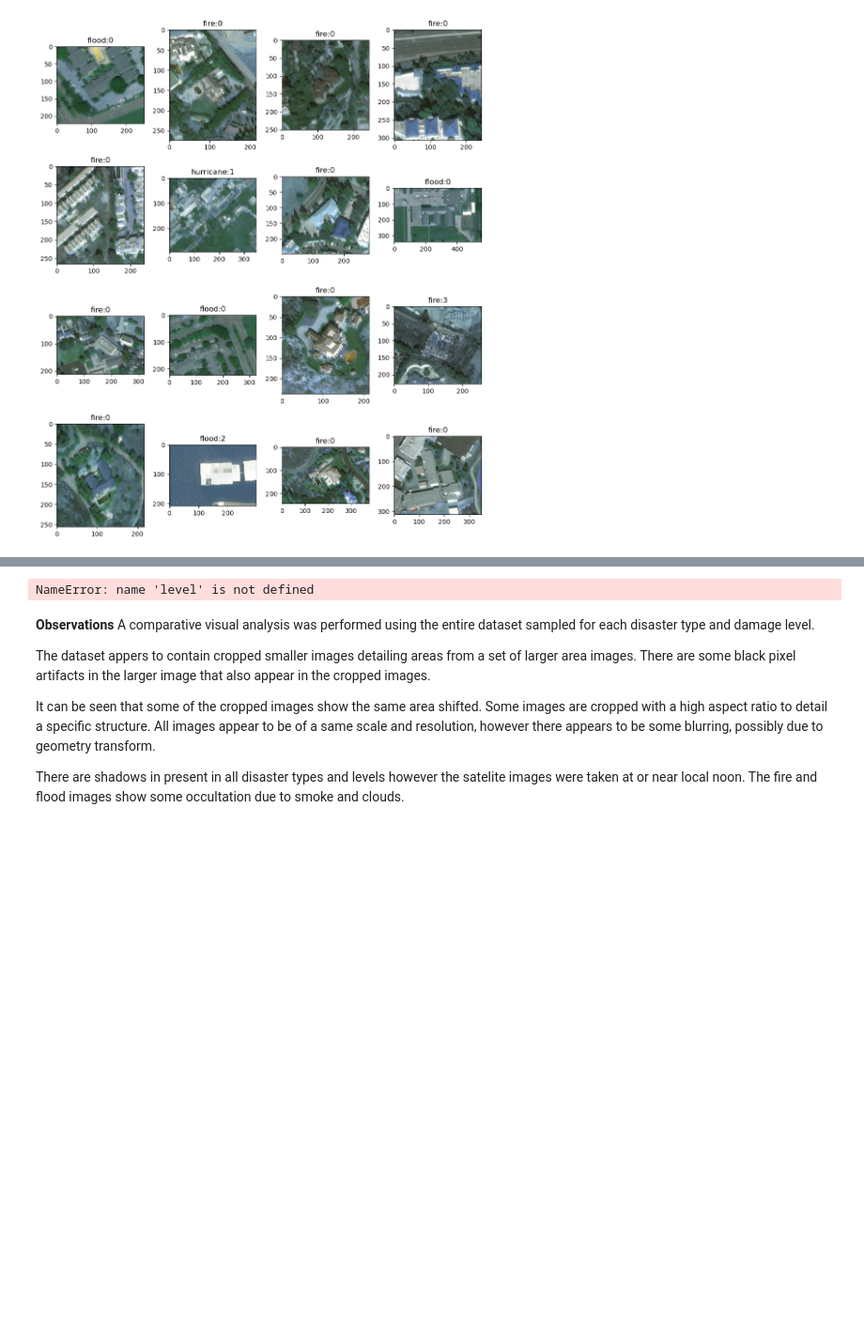
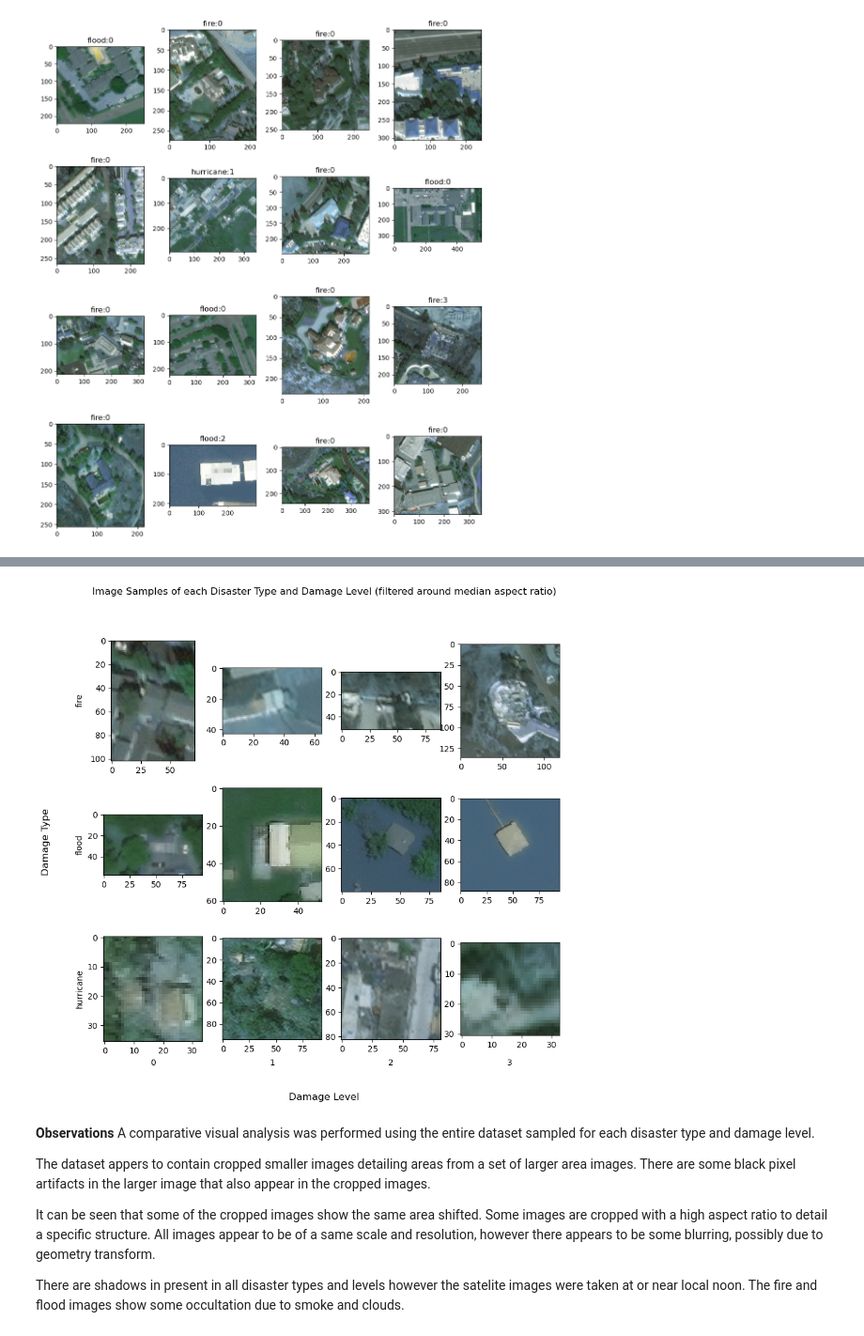
Before and after one commit to fractalclockwork/Data200, a Jupyter notebook: Source/Checkpoint_1_EDA.ipynb, the cells around one changed output, grey strips where cells are left out. Shown at 94% size. Drawn from its saved outputs; the diff is of its cells as text; code cells hidden in the pictures; blank space fills up the shorter version.

```diff
--- a/Source/Checkpoint_1_EDA.ipynb
+++ b/Source/Checkpoint_1_EDA.ipynb
@@ -443,16 +530,15 @@ plt.savefig(f'{figure_path}/eda_image_sample_each_type_label.png', dpi=96)
 # %%
 # filter by (filtered around median aspect ratio)
 upper = 104
 lower = 43
-subframe = df[(df['label'] == level) &
-        (df['disaster_type'] == disaster_type) &
+subframe = df[
         (df['width']>lower) & (df['width']<upper) &
         (df['height']>lower) & (df['height']<upper)]
 
 show_sample(subframe,seed = 11, title='Image Samples of each Disaster Type and Damage Level (filtered around median aspect ratio)')
 #plt.savefig(f'{figure_path}/eda_image_sample_each_type_label_common_aspect.png', dpi=96)
 # %% [output]
-NameError: name 'level' is not defined
+[figure, added]
 # %% [markdown]
 **Observations**
 A comparative visual analysis was performed using the entire dataset sampled for each disaster type and damage level.
```
Also changed, not shown: parts of 6 cells of this notebook, 6 other files.
